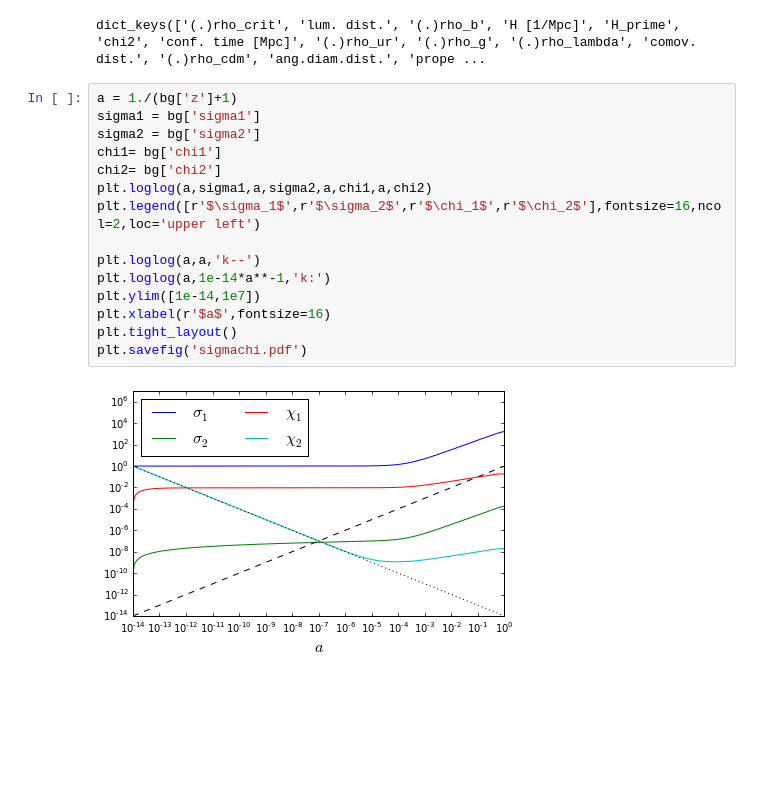
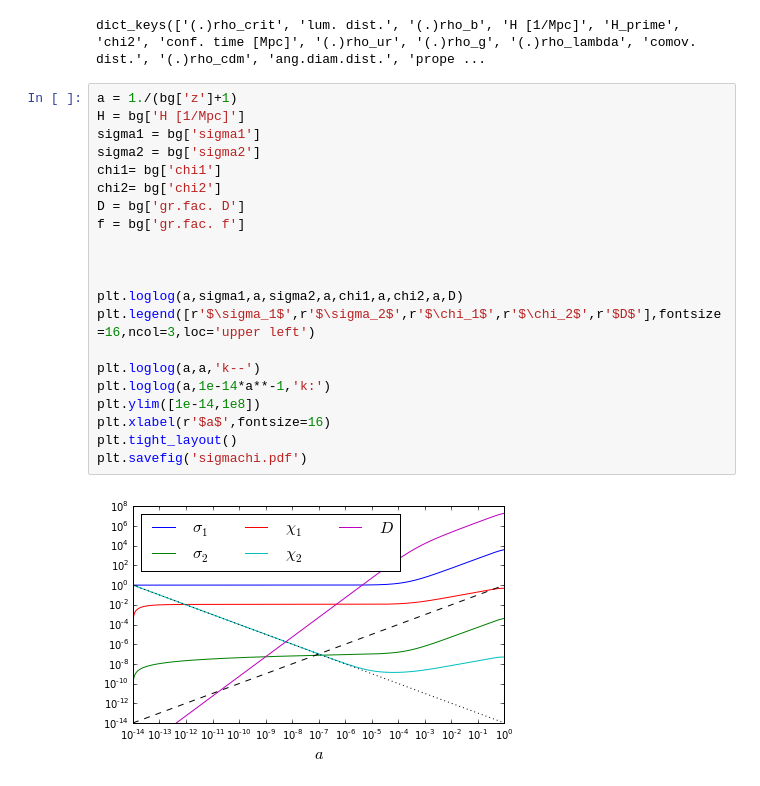
Before and after one commit to ThomasTram/CLASSmods, a Jupyter notebook: GrowingStuff.ipynb, the cells around one changed output. Saved outputs shown, nothing was run; the diff lists cells and outputs as text; blank space fills up the shorter version.

```diff
--- a/GrowingStuff.ipynb
+++ b/GrowingStuff.ipynb
@@ -40,18 +44,24 @@ print bg.viewkeys()
 dict_keys(['(.)rho_crit', 'lum. dist.', '(.)rho_b', 'H [1/Mpc]', 'H_prime', 'chi2', 'conf. time [Mpc]', '(.)rho_ur', '(.)rho_g', '(.)rho_lambda', 'comov. dist.', '(.)rho_cdm', 'ang.diam.dist.', 'prope ...
 # %%
 a = 1./(bg['z']+1)
+H = bg['H [1/Mpc]']
 sigma1 = bg['sigma1']
 sigma2 = bg['sigma2']
 chi1= bg['chi1']
 chi2= bg['chi2']
-plt.loglog(a,sigma1,a,sigma2,a,chi1,a,chi2)
-plt.legend([r'$\sigma_1$',r'$\sigma_2$',r'$\chi_1$',r'$\chi_2$'],fontsize=16,ncol=2,loc='upper left')
+D = bg['gr.fac. D']
+f = bg['gr.fac. f']
+
+
+
+plt.loglog(a,sigma1,a,sigma2,a,chi1,a,chi2,a,D)
+plt.legend([r'$\sigma_1$',r'$\sigma_2$',r'$\chi_1$',r'$\chi_2$',r'$D$'],fontsize=16,ncol=3,loc='upper left')
 
 plt.loglog(a,a,'k--')
 plt.loglog(a,1e-14*a**-1,'k:')
-plt.ylim([1e-14,1e7])
+plt.ylim([1e-14,1e8])
 plt.xlabel(r'$a$',fontsize=16)
 plt.tight_layout()
 plt.savefig('sigmachi.pdf')
 # %% [output]
-[figure, old version]
+[figure, new version]
```
Also changed, not shown: parts of 6 cells of this notebook, 1 other file.
